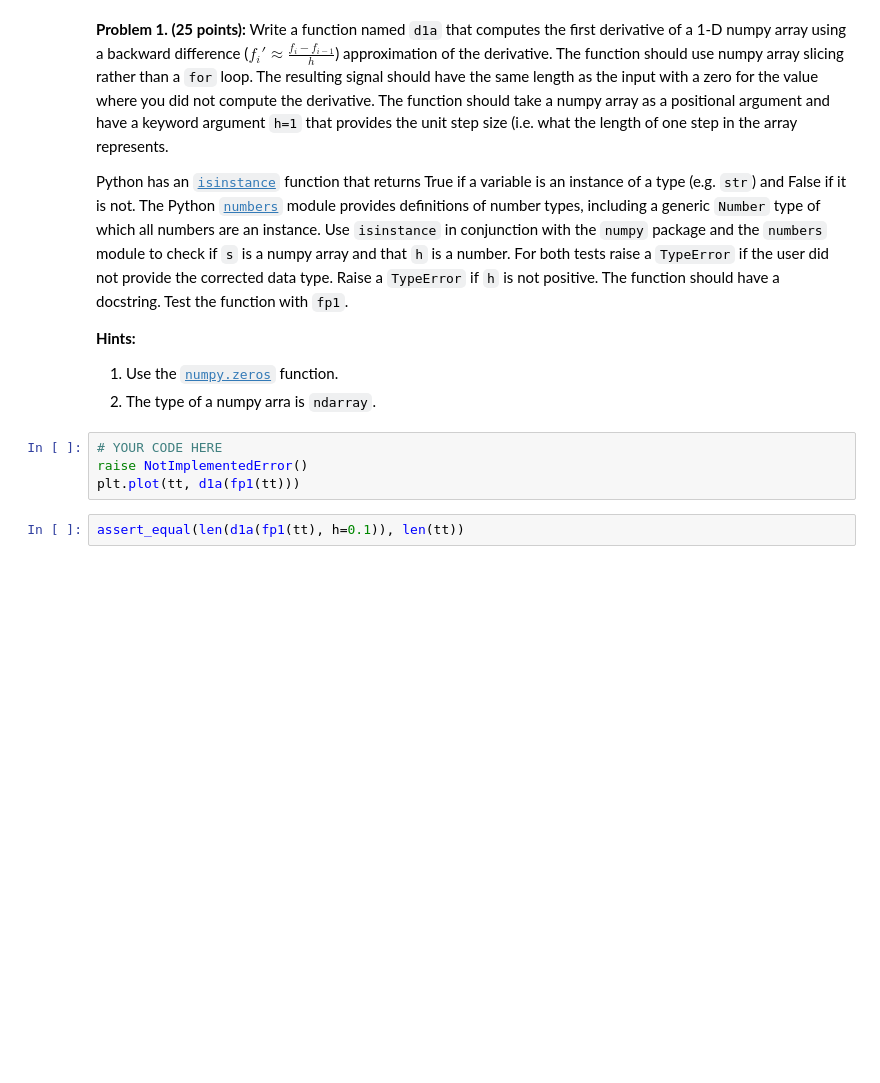
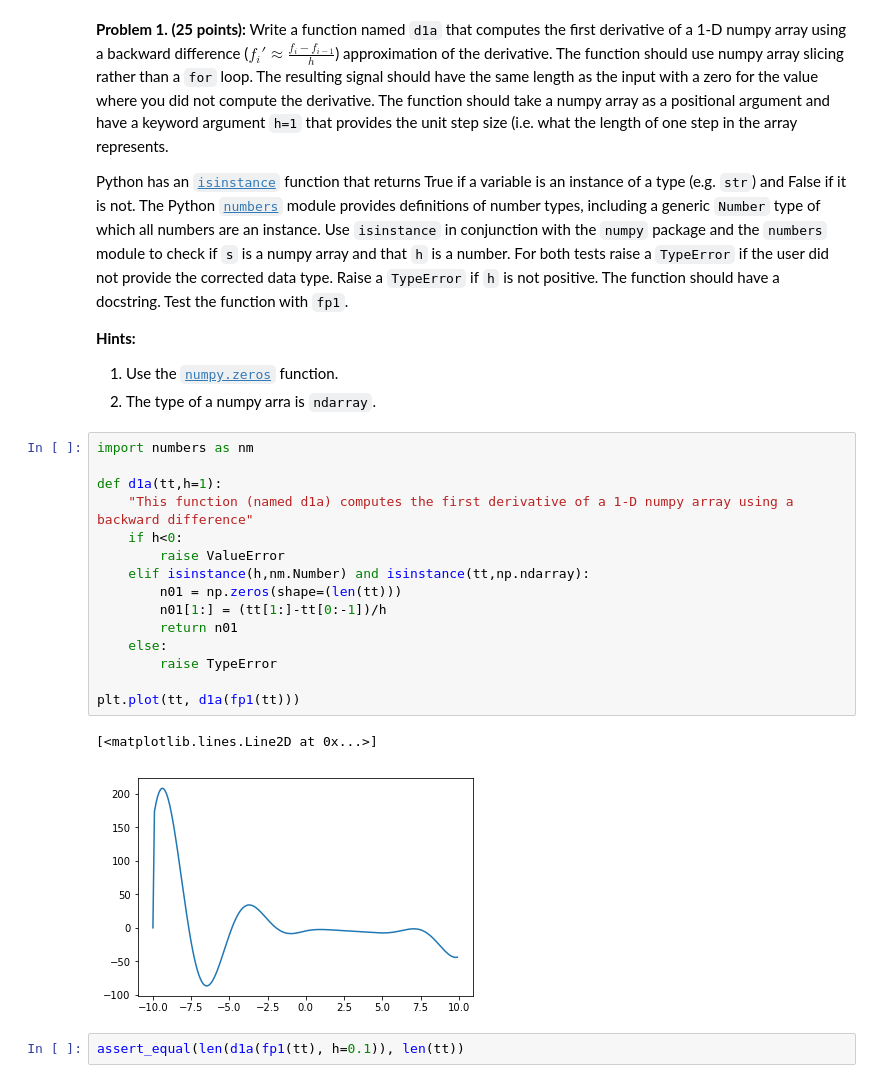
Before and after one commit to rcw712/rcw712, a Jupyter notebook: m9_calculus_review/m9_calculus.ipynb, the cells around one changed output. Saved outputs shown, nothing was run; the diff lists cells and outputs as text; blank space fills up the shorter version.

```diff
--- a/m9_calculus_review/m9_calculus.ipynb
+++ b/m9_calculus_review/m9_calculus.ipynb
@@ -47,10 +53,24 @@ Python has an [``isinstance``](https://docs.python.org/3/library/functions.html#
 
 1. Use the [``numpy.zeros``](http://docs.scipy.org/doc/numpy/reference/generated/numpy.zeros.html) function.
 1. The type of a numpy arra is ``ndarray``.
-# %%
-# YOUR CODE HERE
-raise NotImplementedError()
-plt.plot(tt, d1a(fp1(tt)))
+# %%
+import numbers as nm
+
+def d1a(tt,h=1):
+    "This function (named d1a) computes the first derivative of a 1-D numpy array using a backward difference"
+    if h<0:
+        raise ValueError
+    elif isinstance(h,nm.Number) and isinstance(tt,np.ndarray):
+        n01 = np.zeros(shape=(len(tt)))
+        n01[1:] = (tt[1:]-tt[0:-1])/h
+        return n01
+    else:
+        raise TypeError
+
+plt.plot(tt, d1a(fp1(tt)))
+# %% [output]
+[<matplotlib.lines.Line2D at 0x...>]
+[figure, added]
 # %%
 assert_equal(len(d1a(fp1(tt), h=0.1)), len(tt))
 # %%
```
Also changed, not shown: parts of 15 cells of this notebook.
